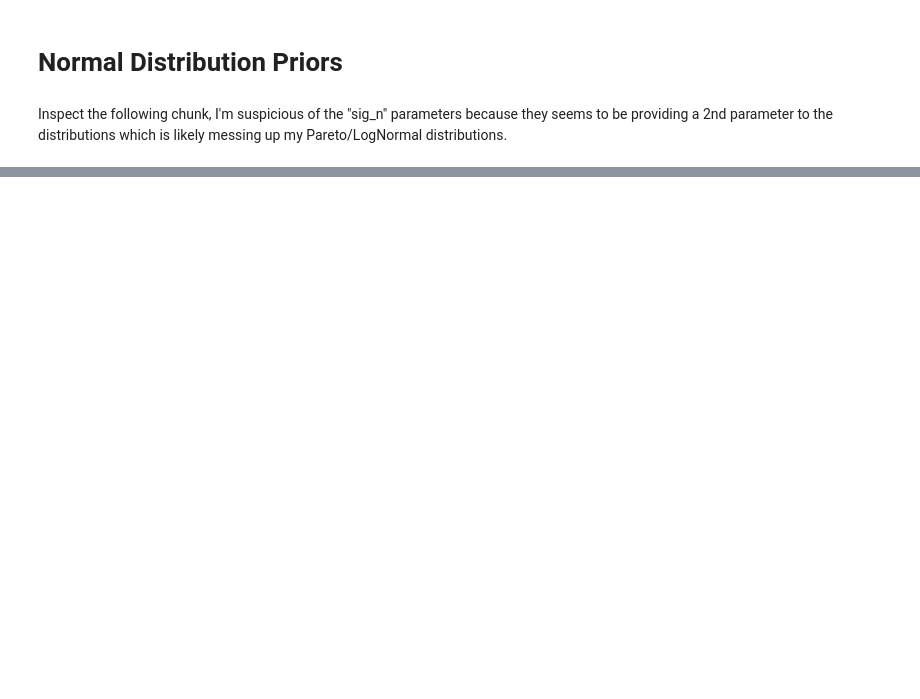
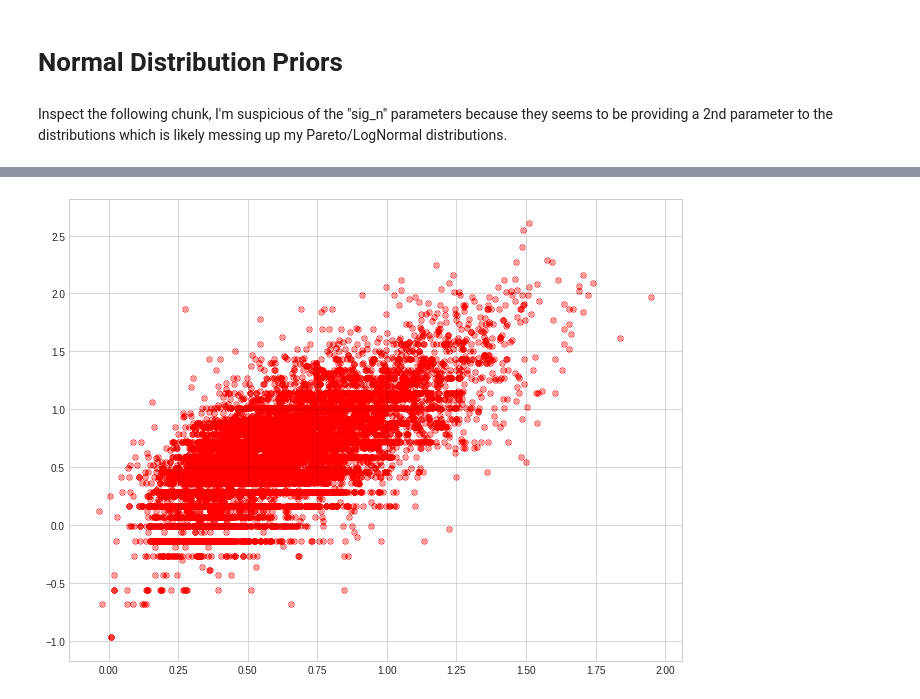
Before and after one commit to jdiaz4302/tornadoesr_further, a Jupyter notebook: best_model_pyro.ipynb, the cells around one changed output, grey strips where cells are left out. Saved outputs shown, nothing was run; the diff lists cells and outputs as text; code cells hidden in the pictures; blank space fills up the shorter version.

```diff
--- a/best_model_pyro.ipynb
+++ b/best_model_pyro.ipynb
@@ -130,0 +256,33 @@ Inspect the following chunk, I'm suspicious of the "sig_n" parameters because th
+# %%
+# Import train data
+train_df = pd.read_csv("../tornadoesr/data/raw/tor_train_set_no_zeros.csv")
+
+# Partition the data
+train_outcome = train_df.iloc[:, [2]].values
+train_predictors = train_df.iloc[:, 3:].values
+
+# Set it up
+y_data = Variable(torch.from_numpy(train_outcome).type(torch.FloatTensor))
+x_data = Variable(torch.from_numpy(train_predictors).type(torch.FloatTensor))
+
+# Before evaluating
+loss = torch.nn.MSELoss()
+y_preds = torch.zeros(x_data.shape[0], 1)
+
+stored_preds = np.zeros((100, y_data.shape[0]))
+
+# Evaluating
+num_samples_of_param = 100
+for i in range(num_samples_of_param):
+    # guide does not require the data
+    sampled_reg_model = guide(None)
+
+    # run the regression model and add prediction to total
+    current_y_preds = sampled_reg_model(x_data)
+    y_preds = y_preds + current_y_preds
+
+    stored_preds[i, :] = current_y_preds.squeeze().data.numpy()
+
+# take the average of the predictions
+y_preds = y_preds / num_samples_of_param
+print ("Loss: ", loss(y_preds, y_data).item())
@@ -130,0 +291,9 @@ Inspect the following chunk, I'm suspicious of the "sig_n" parameters because th
+# %%
+plt.figure(figsize = (11, 8.5))
+for i in range(num_samples_of_param):
+    plt.scatter(x = stored_preds[i, :],
+                y = y_data,
+                alpha = 0.002,
+                color = 'red');
+# %% [output]
+[figure, added]
```
Also changed, not shown: parts of 18 cells of this notebook.
